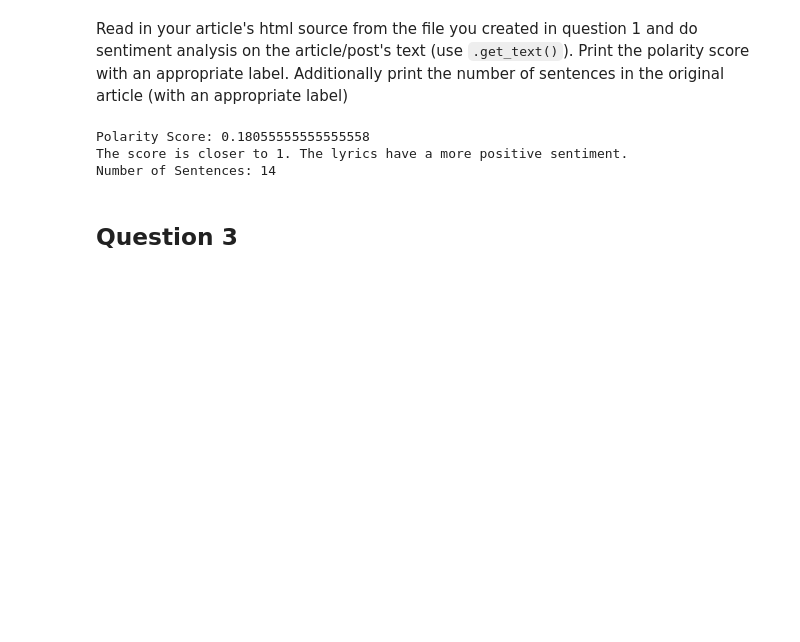
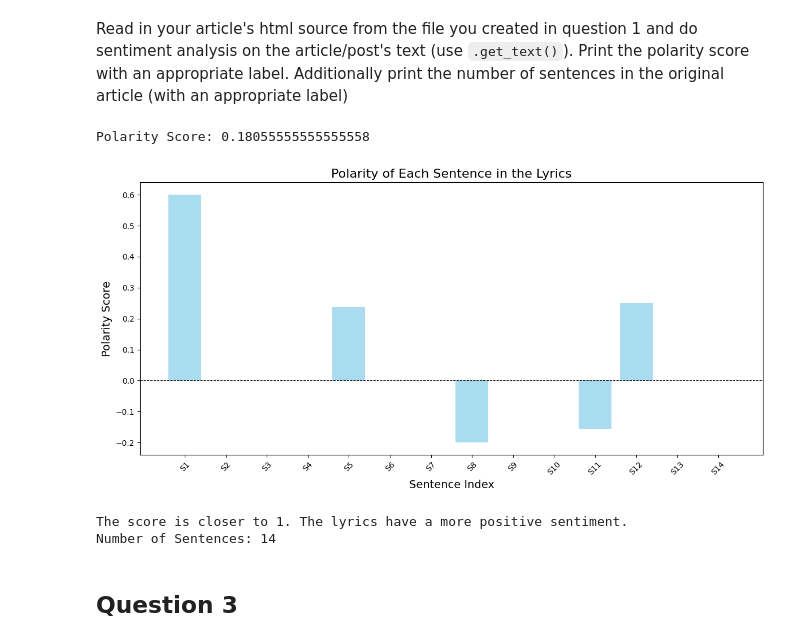
Before and after one commit to 14dstcyr/Applying-Course-Skills, a Jupyter notebook: article-summarizer.ipynb, the cells around one changed output. Saved outputs shown, nothing was run; the diff lists cells and outputs as text; code cells hidden in the pictures; blank space fills up the shorter version.

Commit message:
Chart  for question 2

```diff
--- a/article-summarizer.ipynb
+++ b/article-summarizer.ipynb
@@ -63,6 +63,7 @@ import spacy
 from spacytextblob.spacytextblob import SpacyTextBlob
 import requests
 import json
+import matplotlib.pyplot as plt
 
 # Load spaCy
 nlp = spacy.load("en_core_web_sm")
@@ -71,39 +72,56 @@ nlp = spacy.load("en_core_web_sm")
 nlp.add_pipe("spacytextblob")
 
 # Get the lyrics from the API and process them
 response = requests.get('https://api.lyrics.ovh/v1/Paul McCartney/Band On The Run')
 result = json.loads(response.text)
 
 # Extract lyrics text from the API response
 lyrics = result.get("lyrics", "")  # Fallback to an empty string if 'lyrics' key is missing
 
 if lyrics:
     # Process the lyrics with spaCy
     doc = nlp(lyrics)
 
-    # Sentiment Analysis
+    # Sentiment Analysis for the entire text
     polarity_score = doc._.blob.polarity
-
-    # Print polarity score with an appropriate label
     print("Polarity Score:", polarity_score)
 
+    # Analyze sentence-by-sentence polarity
+    sentences = list(doc.sents)
+    sentence_polarities = [nlp(str(sentence))._.blob.polarity for sentence in sentences]
+
+    # Create a bar chart to visualize sentence polarity
+    plt.figure(figsize=(12, 6))
+    plt.bar(range(len(sentence_polarities)), sentence_polarities, color='skyblue', alpha=0.7)
+    plt.axhline(0, color='black', linewidth=0.8, linestyle='--')  # Neutral line
+    plt.title('Polarity of Each Sentence in the Lyrics', fontsize=16)
+    plt.xlabel('Sentence Index', fontsize=14)
+    plt.ylabel('Polarity Score', fontsize=14)
+    plt.xticks(range(len(sentence_polarities)), labels=[f"S{i+1}" for i in range(len(sentence_polarities))], rotation=45)
+    plt.tight_layout()
+
+    # Show the plot
+    plt.show()
+
+    # Overall sentiment summary
     if polarity_score > 0:
         print("The score is closer to 1. The lyrics have a more positive sentiment.")
     elif polarity_score < 0:
         print("The score is closer to -1. The lyrics have a more negative sentiment.")
     else:
         print("The score is 0. The lyrics have a neutral sentiment.")
 
     # Count the number of sentences in the lyrics
-    num_sentences = len(list(doc.sents))
+    num_sentences = len(sentences)
     print("Number of Sentences:", num_sentences)
 
 else:
     print("Could not retrieve lyrics from the API.")
 # %% [output]
 Polarity Score: 0.18055555555555558
-The score is closer to 1. The lyrics have a more positive sentiment.
-Number of Sentences: 14
+[figure, added]
+The score is closer to 1. The lyrics have a more positive sentiment.
+Number of Sentences: 14
 # %% [markdown]
 ## Question 3
 # %% [markdown]
```
